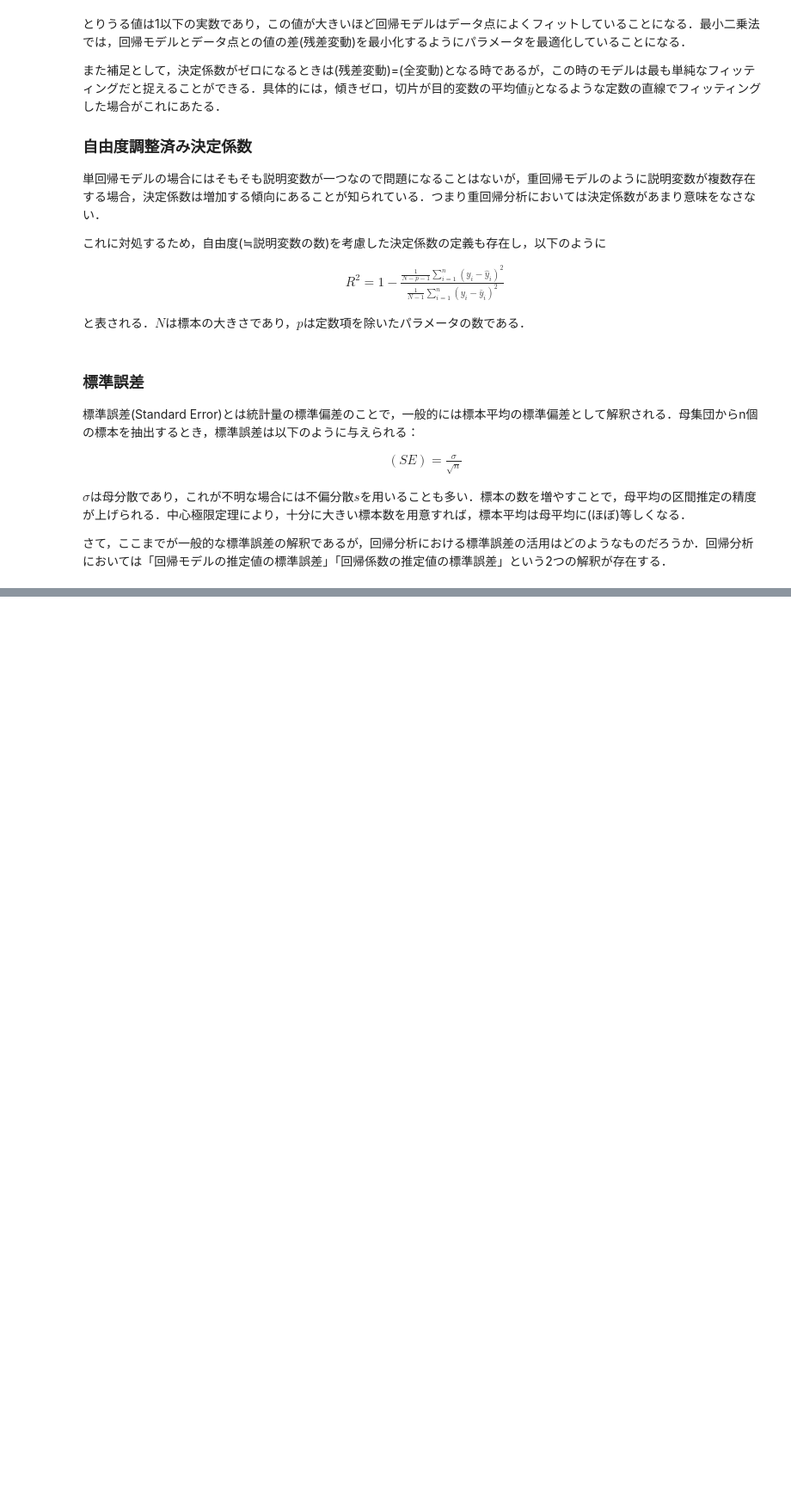
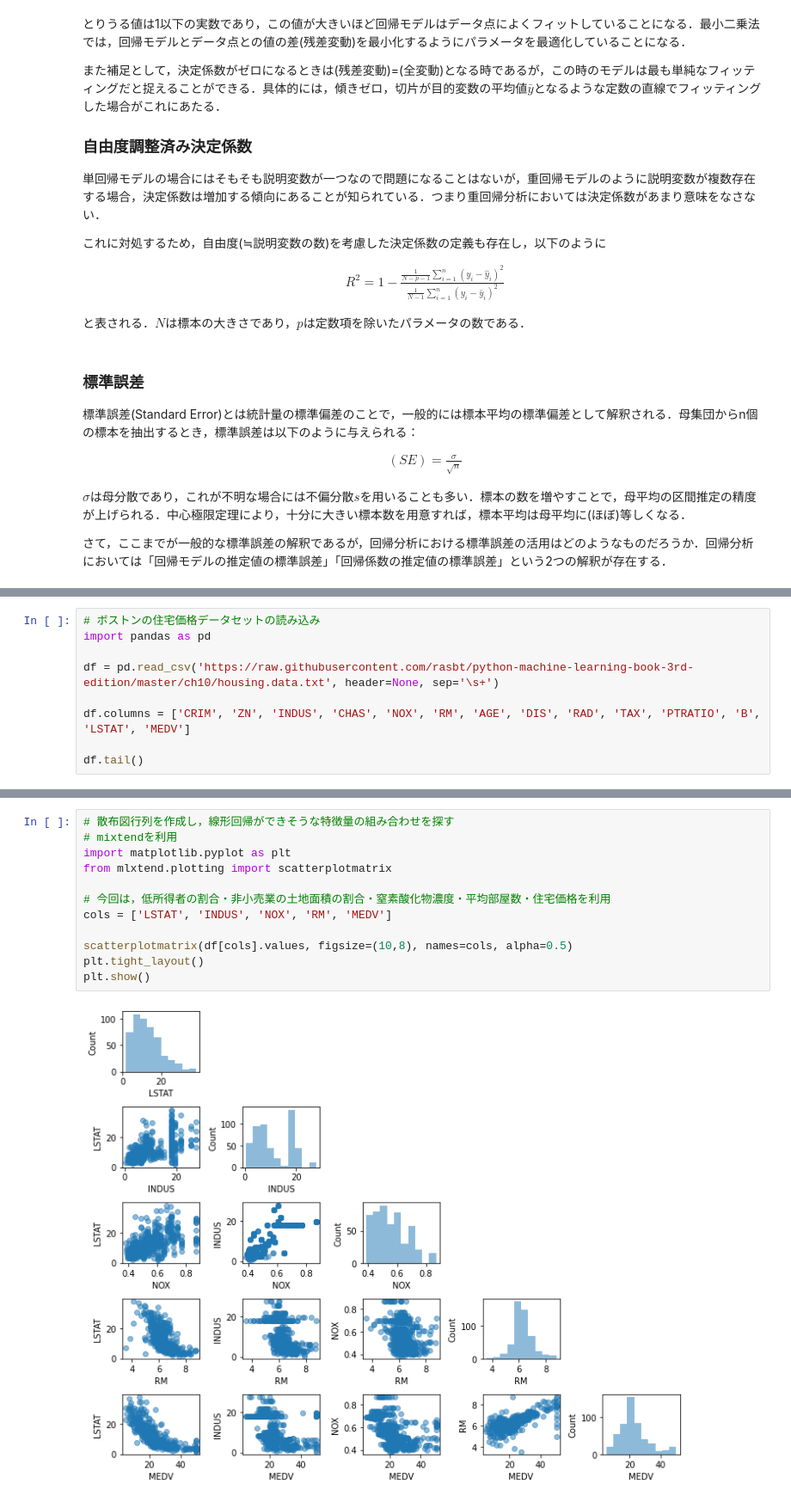
Before and after one commit to kiyoyoki/DataScienceSkillApprentice, a Jupyter notebook: RegressionAnalysis.ipynb, the cells around one changed output, grey strips where cells are left out. Shown at 86% size. Drawn from its saved outputs; the diff is of its cells as text; blank space fills up the shorter version.

Commit message:
(2022/02/04)Pythonを用いて，単回帰モデルを構築した

```diff
--- a/RegressionAnalysis.ipynb
+++ b/RegressionAnalysis.ipynb
@@ -200,0 +204,9 @@ V[\alpha] &=& \frac{(残差変動の分散)}{(xの偏差平方和)} \\
+# %%
+# ボストンの住宅価格データセットの読み込み
+import pandas as pd
+
+df = pd.read_csv('https://raw.githubusercontent.com/rasbt/python-machine-learning-book-3rd-edition/master/ch10/housing.data.txt', header=None, sep='\s+')
+
+df.columns = ['CRIM', 'ZN', 'INDUS', 'CHAS', 'NOX', 'RM', 'AGE', 'DIS', 'RAD', 'TAX', 'PTRATIO', 'B', 'LSTAT', 'MEDV']
+
+df.tail()
@@ -200,0 +220,14 @@ V[\alpha] &=& \frac{(残差変動の分散)}{(xの偏差平方和)} \\
+# %%
+# 散布図行列を作成し，線形回帰ができそうな特徴量の組み合わせを探す
+# mixtendを利用
+import matplotlib.pyplot as plt
+from mlxtend.plotting import scatterplotmatrix
+
+# 今回は，低所得者の割合・非小売業の土地面積の割合・窒素酸化物濃度・平均部屋数・住宅価格を利用
+cols = ['LSTAT', 'INDUS', 'NOX', 'RM', 'MEDV']
+
+scatterplotmatrix(df[cols].values, figsize=(10,8), names=cols, alpha=0.5)
+plt.tight_layout()
+plt.show()
+# %% [output]
+[figure, added]
```
Also changed, not shown: parts of 10 cells of this notebook, 1 other file.
